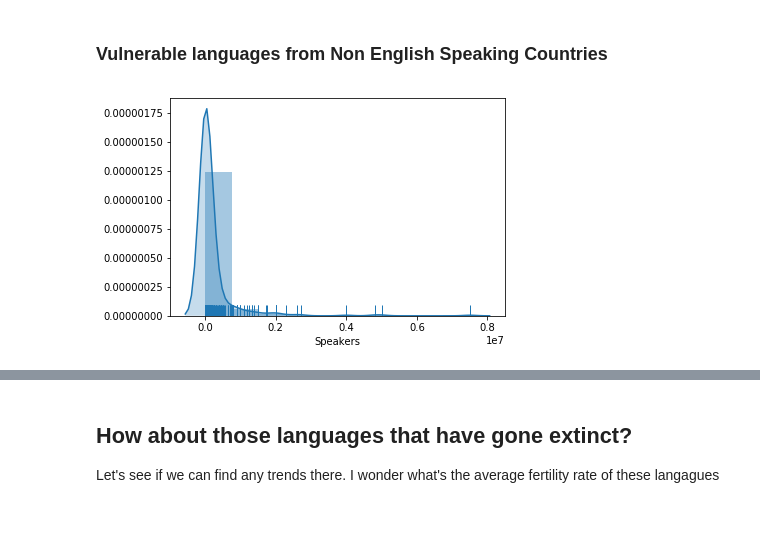
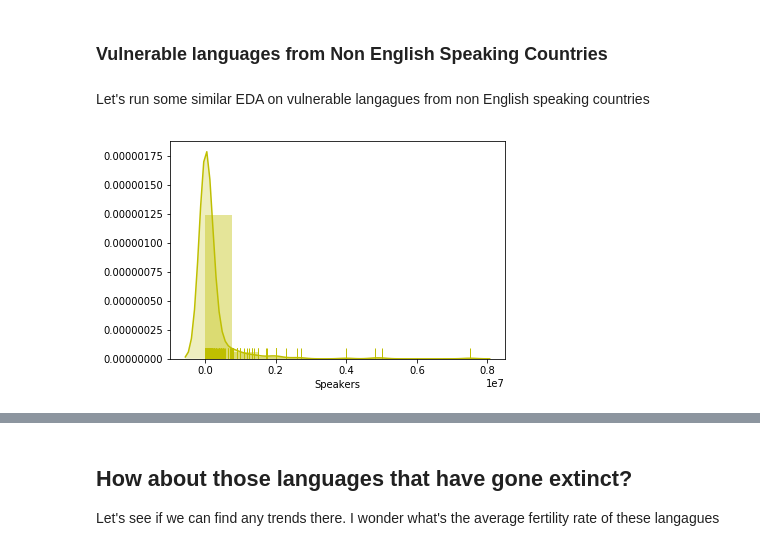
Before and after one commit to AlexEBall/Endangered_Languages_Capstone_Proj_1, a Jupyter notebook: Endangered Language EDA.ipynb, the cells around one changed output, grey strips where cells are left out. Saved outputs shown, nothing was run; the diff lists cells and outputs as text; code cells hidden in the pictures; blank space fills up the shorter version.

```diff
--- a/Endangered Language EDA.ipynb
+++ b/Endangered Language EDA.ipynb
@@ -298,7 +324,9 @@ sns.lmplot(x='Speakers', y='Fertility Rate Avg', data=vulnerable_eng, sharex=Fal
 [figure]
 # %% [markdown]
 ### Vulnerable languages from Non English Speaking Countries
+# %% [markdown]
+Let's run some similar EDA on vulnerable langagues from non English speaking countries
 # %%
-v_non = sns.distplot(vulnerable_non['Speakers'], bins=10, kde=True, rug=True, kde_kws={'shade': True})
+v_non = sns.distplot(vulnerable_non['Speakers'], bins=10, kde=True, rug=True, kde_kws={'shade': True}, color='y')
 # %% [output]
-[figure, old version]
+[figure, new version]
```
Also changed, not shown: parts of 42 cells of this notebook.
